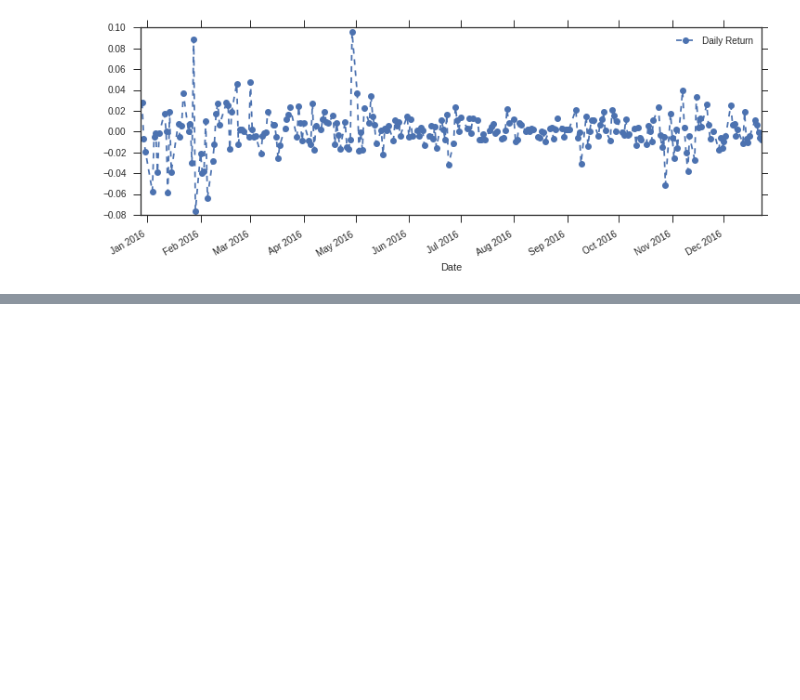
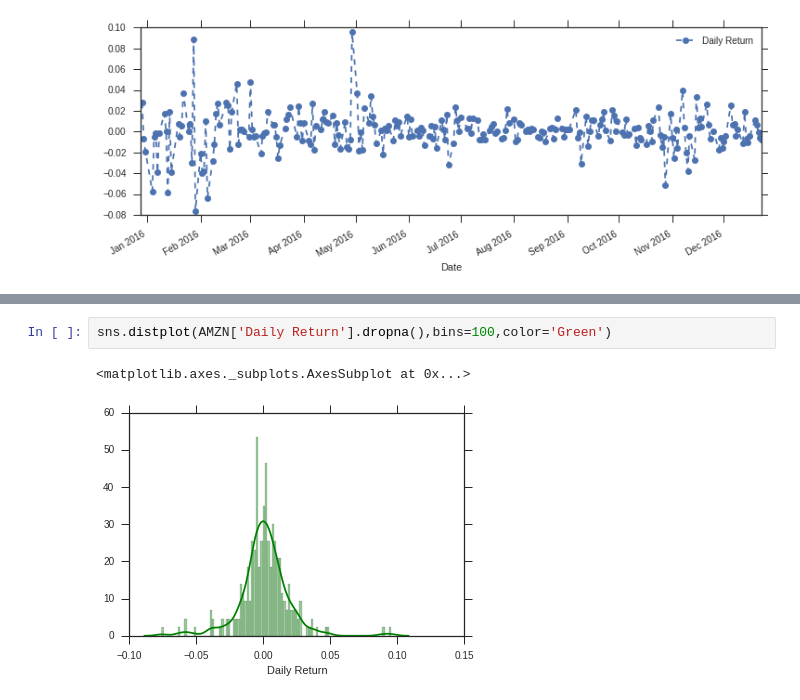
Before and after one commit to irfanalidv/Stock-Market-Analysis, a Jupyter notebook: Stock Market Analysis.ipynb, the cells around one changed output, grey strips where cells are left out. Saved outputs shown, nothing was run; the diff lists cells and outputs as text; blank space fills up the shorter version.

```diff
--- a/Stock Market Analysis.ipynb
+++ b/Stock Market Analysis.ipynb
@@ -162,0 +171,5 @@ MSFT['Daily Return'].plot(figsize=(12,4),legend=True,linestyle='--',marker='o')
+# %%
+sns.distplot(AMZN['Daily Return'].dropna(),bins=100,color='Green')
+# %% [output]
+<matplotlib.axes._subplots.AxesSubplot at 0x...>
+[figure, added]
```
Also changed, not shown: parts of 5 cells of this notebook, 4 other files.
